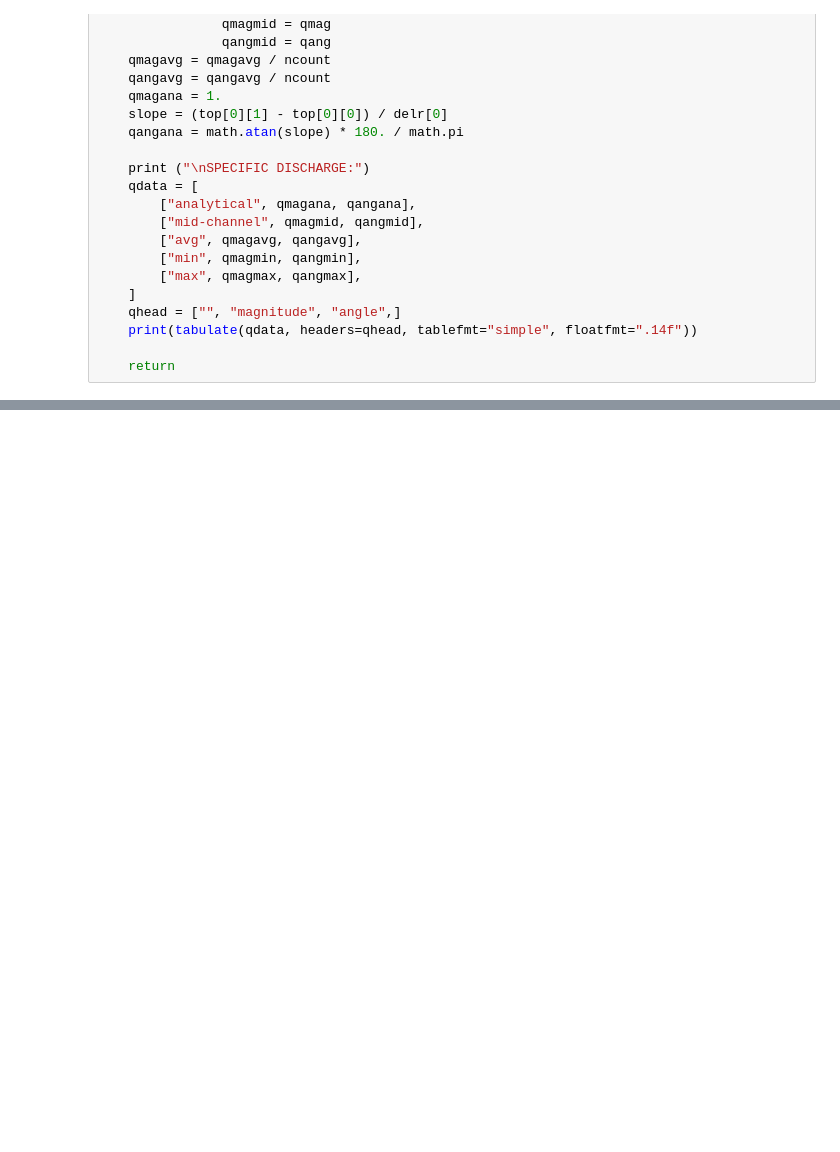
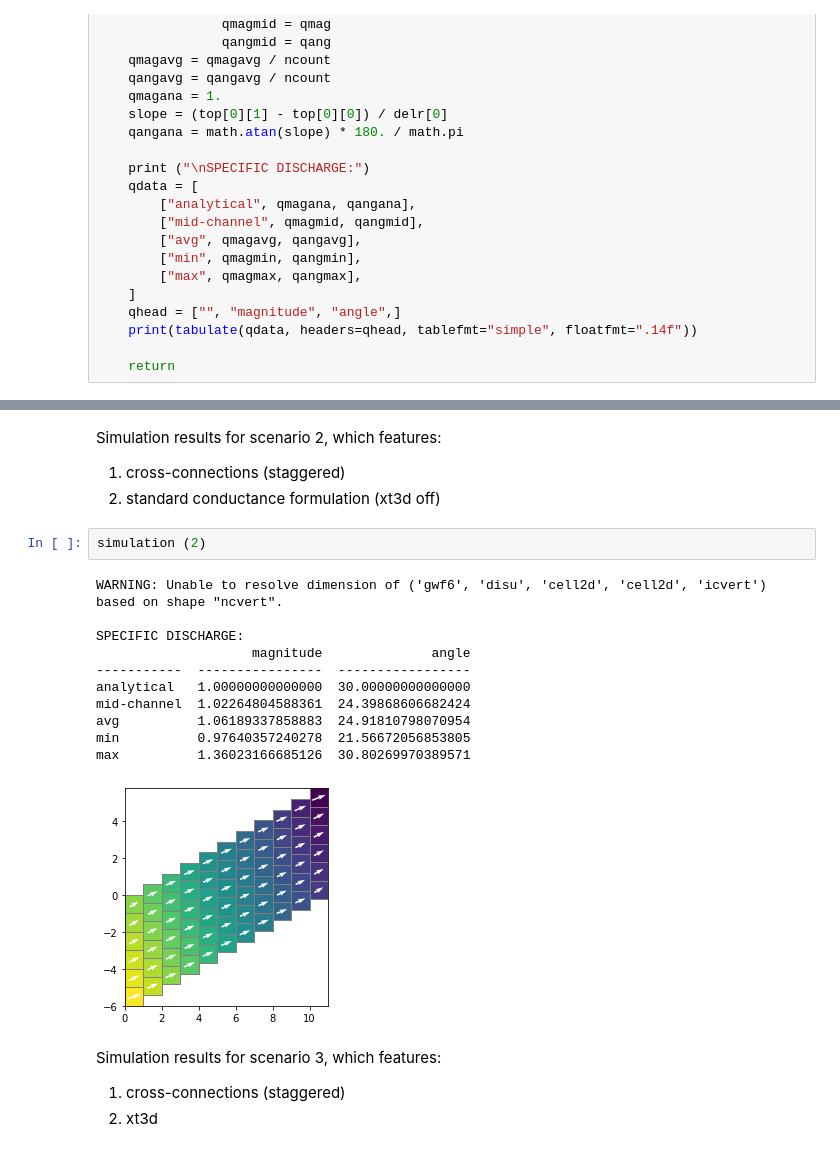
Before and after one commit to langevin-usgs/xt3d-vertically-staggered, a Jupyter notebook: python/disu_approach.ipynb, the cells around one changed output, grey strips where cells are left out. Cells and saved outputs as stored; diff of their text form; blank space fills up the shorter version.

```diff
--- a/python/disu_approach.ipynb
+++ b/python/disu_approach.ipynb
@@ -229,0 +294,22 @@ max          1.00000000677581  30.00000010647039
+# %% [markdown]
+Simulation results for scenario 2, which features:
+1. cross-connections (staggered)
+2. standard conductance formulation (xt3d off)
+# %%
+simulation (2)
+# %% [output]
+WARNING: Unable to resolve dimension of ('gwf6', 'disu', 'cell2d', 'cell2d', 'icvert') based on shape "ncvert".
+
+SPECIFIC DISCHARGE:
+                    magnitude              angle
+-----------  ----------------  -----------------
+analytical   1.00000000000000  30.00000000000000
+mid-channel  1.02264804588361  24.39868606682424
+avg          1.06189337858883  24.91810798070954
+min          0.97640357240278  21.56672056853805
+max          1.36023166685126  30.80269970389571
+[figure, added]
+# %% [markdown]
+Simulation results for scenario 3, which features:
+1. cross-connections (staggered)
+2. xt3d
```
Also changed, not shown: parts of 11 cells of this notebook, 6 other files.
